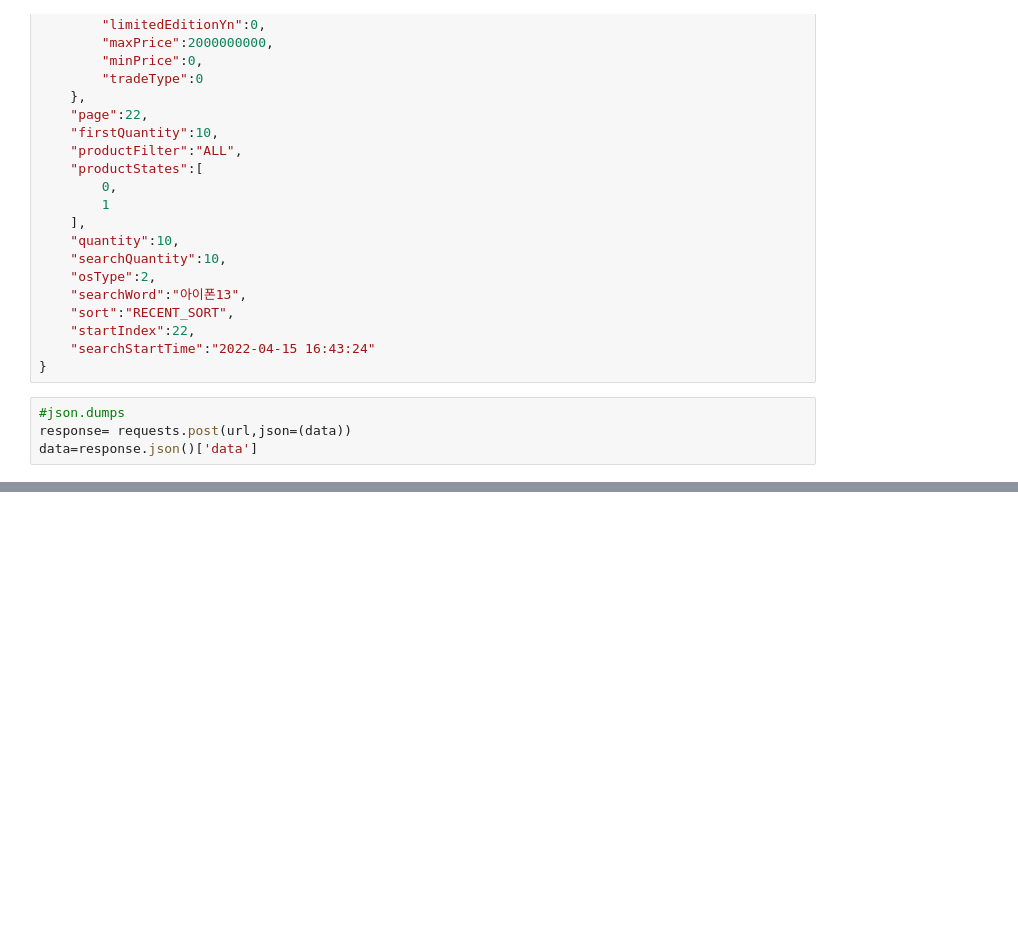
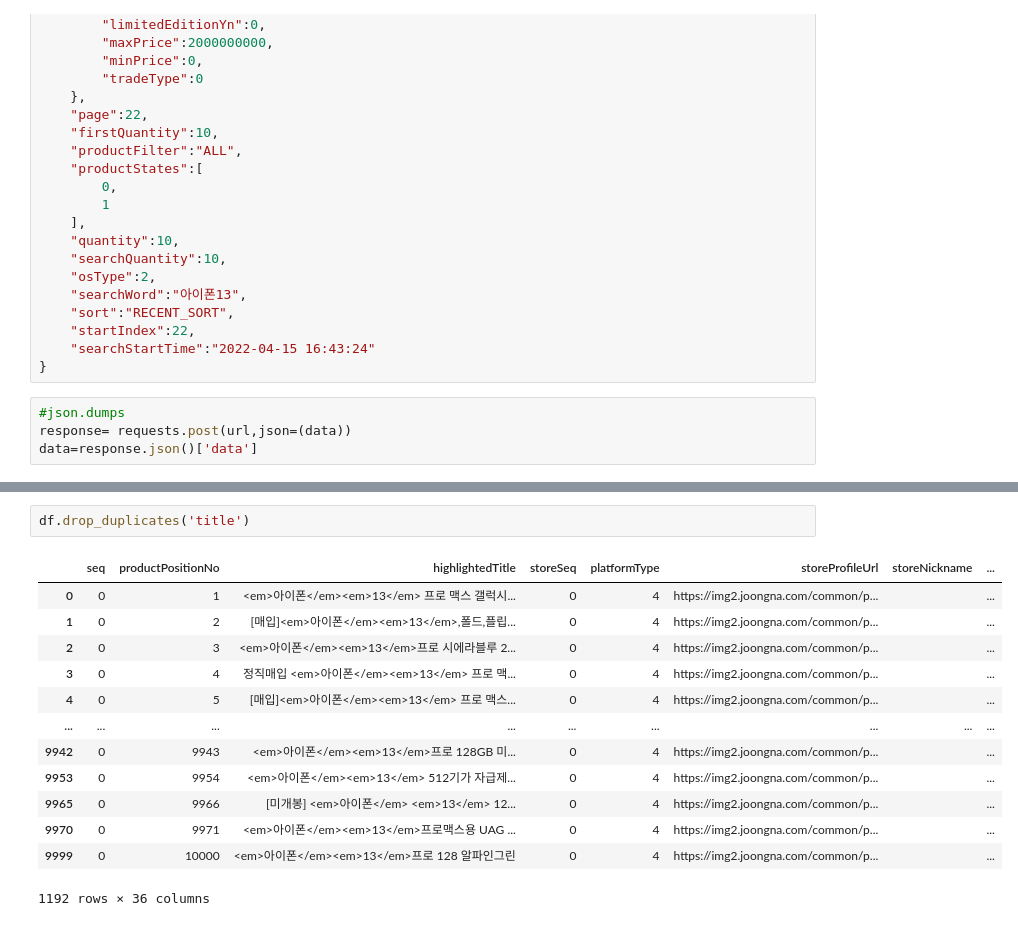
Before and after one commit to capstoneIldanGo/used_product_crawler, a Jupyter notebook: joongna_crawler.ipynb, the cells around one changed output, grey strips where cells are left out. Cells and saved outputs as stored; diff of their text form; blank space fills up the shorter version.

```diff
--- a/joongna_crawler.ipynb
+++ b/joongna_crawler.ipynb
@@ -140,0 +228,16 @@ NameError: name 'title' is not defined
+# %%
+df.drop_duplicates('title')
+# %% [output]
+|  | seq | productPositionNo | highlightedTitle | storeSeq | platformType | storeProfileUrl | storeNickname | ... |
+| 0 | 0 | 1 | <em>아이폰</em><em>13</em> 프로 맥스 갤럭시... | 0 | 4 | https://img2.joongna.com/common/p... |  | ... |
+| 1 | 0 | 2 | [매입]<em>아이폰</em><em>13</em>,폴드,플립... | 0 | 4 | https://img2.joongna.com/common/p... |  | ... |
+| 2 | 0 | 3 | <em>아이폰</em><em>13</em>프로 시에라블루 2... | 0 | 4 | https://img2.joongna.com/common/p... |  | ... |
+| 3 | 0 | 4 | 정직매입 <em>아이폰</em><em>13</em> 프로 맥... | 0 | 4 | https://img2.joongna.com/common/p... |  | ... |
+| 4 | 0 | 5 | [매입]<em>아이폰</em><em>13</em> 프로 맥스... | 0 | 4 | https://img2.joongna.com/common/p... |  | ... |
+| ... | ... | ... | ... | ... | ... | ... | ... | ... |
+| 9942 | 0 | 9943 | <em>아이폰</em><em>13</em>프로 128GB 미... | 0 | 4 | https://img2.joongna.com/common/p... |  | ... |
+| 9953 | 0 | 9954 | <em>아이폰</em><em>13</em> 512기가 자급제... | 0 | 4 | https://img2.joongna.com/common/p... |  | ... |
+| 9965 | 0 | 9966 | [미개봉] <em>아이폰</em> <em>13</em> 12... | 0 | 4 | https://img2.joongna.com/common/p... |  | ... |
+| 9970 | 0 | 9971 | <em>아이폰</em><em>13</em>프로맥스용 UAG ... | 0 | 4 | https://img2.joongna.com/common/p... |  | ... |
+| 9999 | 0 | 10000 | <em>아이폰</em><em>13</em>프로 128 알파인그린 | 0 | 4 | https://img2.joongna.com/common/p... |  | ... |
+1192 rows × 36 columns
```
Also changed, not shown: parts of 11 cells of this notebook, 1 other file.
